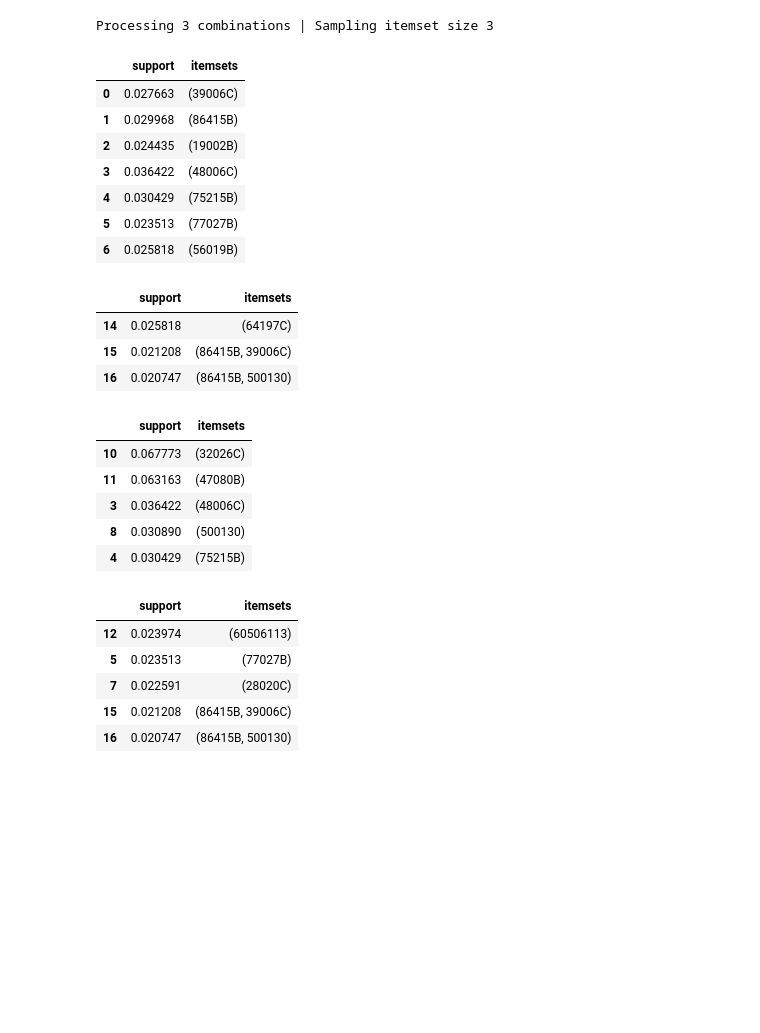
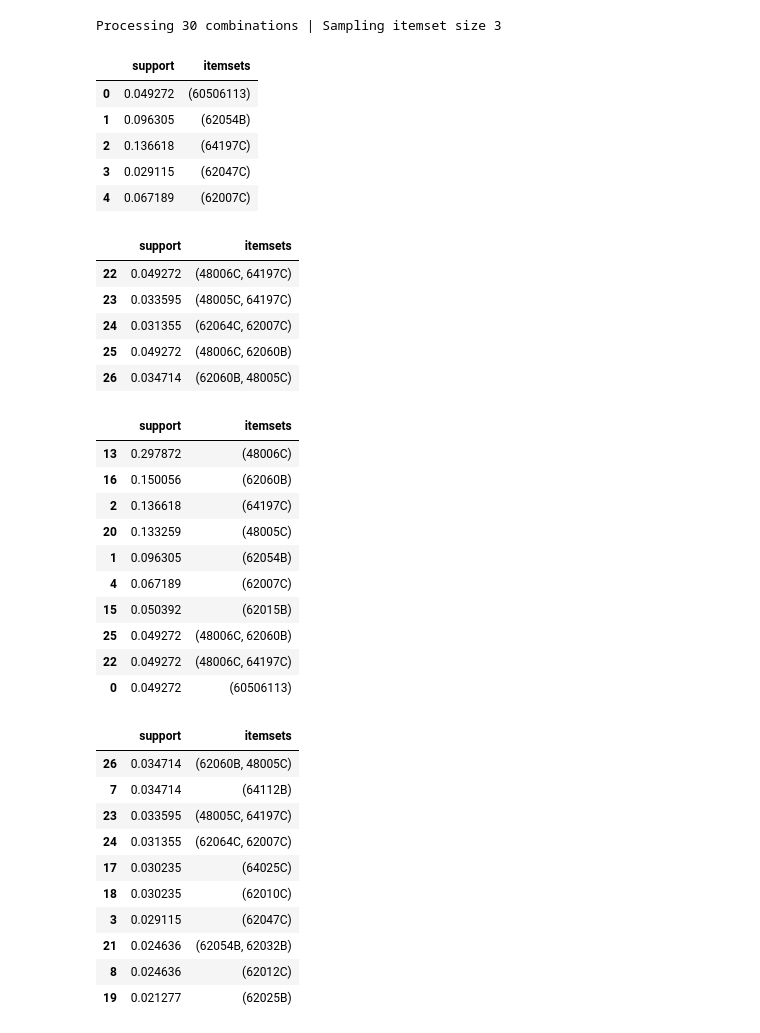
Before and after one commit to DengChiung/kmuh20231206, a Jupyter notebook: test_association_rules.ipynb, the cells around one changed output. Cells and saved outputs as stored; diff of their text form; code cells hidden in the pictures; blank space fills up the shorter version.

```diff
--- a/test_association_rules.ipynb
+++ b/test_association_rules.ipynb
@@ -8,10 +8,11 @@ import matplotlib.pyplot as plt
 # %%
 from mlxtend.preprocessing import TransactionEncoder
 # %%
-store_data = pd.read_csv('opopcode_list_dell.csv',encoding = 'big5-hkscs', dtype = str)
+#store_data = pd.read_csv('opopcode_list_dell.csv',encoding = 'big5-hkscs', dtype = str)
+store_data = pd.read_csv('opopcode_list_dell19.csv',encoding = 'big5-hkscs', dtype = str)
 store_data['opdept']=store_data['opdept'].str.zfill(4)
 #store_data = pd.read_excel('opopcode_list_dell.xls',dtype={'opdept':str})
-#store_data=store_data[store_data['opdept']=='0270']#
+store_data=store_data[store_data['opdept']=='0270']#
 store_data=store_data[['bopcode1','aopcode1','aopcode2','aopcode3','aopcode4']]
 #store_data=store_data[['aopcode1','aopcode2','aopcode3','aopcode4']]
 store_data.head()
@@ -59,38 +60,50 @@ display(ohe_df)
 # %%
 #Apriori - Reduce the data
-freq_items = apriori(ohe_df, min_support=0.02, use_colnames=True, verbose=1)
-display(freq_items.head(7))
-display(freq_items.tail(3))
+#最小支持度（min_support） 最小提昇度（min_lift）
+#(min support) 定為 60%，即在所有交易中，該產品最少佔 60%，才可符合 frequent itemset 的要求
+freq_items = apriori(ohe_df, min_support=0.02,use_colnames=True, verbose=1)
+display(freq_items.head(5))
+display(freq_items.tail(5))
 # %% [output]
-Processing 3 combinations | Sampling itemset size 3
+Processing 30 combinations | Sampling itemset size 3
 |  | support | itemsets |
-| 0 | 0.027663 | (39006C) |
-| 1 | 0.029968 | (86415B) |
-| 2 | 0.024435 | (19002B) |
-| 3 | 0.036422 | (48006C) |
-| 4 | 0.030429 | (75215B) |
-| 5 | 0.023513 | (77027B) |
-| 6 | 0.025818 | (56019B) |
+| 0 | 0.049272 | (60506113) |
+| 1 | 0.096305 | (62054B) |
+| 2 | 0.136618 | (64197C) |
+| 3 | 0.029115 | (62047C) |
+| 4 | 0.067189 | (62007C) |
 |  | support | itemsets |
-| 14 | 0.025818 | (64197C) |
-| 15 | 0.021208 | (86415B, 39006C) |
-| 16 | 0.020747 | (86415B, 500130) |
+| 22 | 0.049272 | (48006C, 64197C) |
+| 23 | 0.033595 | (48005C, 64197C) |
+| 24 | 0.031355 | (62064C, 62007C) |
+| 25 | 0.049272 | (48006C, 62060B) |
+| 26 | 0.034714 | (62060B, 48005C) |
 # %%
 #Max, Min values of Support
-display(freq_items.sort_values(by = 'support', ascending=False).head(5))
-display(freq_items.sort_values(by = 'support', ascending=False).tail(5))
+display(freq_items.sort_values(by = 'support', ascending=False).head(10))
+display(freq_items.sort_values(by = 'support', ascending=False).tail(10))
 # %% [output]
 |  | support | itemsets |
-| 10 | 0.067773 | (32026C) |
-| 11 | 0.063163 | (47080B) |
-| 3 | 0.036422 | (48006C) |
-| 8 | 0.030890 | (500130) |
-| 4 | 0.030429 | (75215B) |
+| 13 | 0.297872 | (48006C) |
+| 16 | 0.150056 | (62060B) |
+| 2 | 0.136618 | (64197C) |
+| 20 | 0.133259 | (48005C) |
+| 1 | 0.096305 | (62054B) |
+| 4 | 0.067189 | (62007C) |
+| 15 | 0.050392 | (62015B) |
+| 25 | 0.049272 | (48006C, 62060B) |
+| 22 | 0.049272 | (48006C, 64197C) |
+| 0 | 0.049272 | (60506113) |
 |  | support | itemsets |
-| 12 | 0.023974 | (60506113) |
-| 5 | 0.023513 | (77027B) |
-| 7 | 0.022591 | (28020C) |
-| 15 | 0.021208 | (86415B, 39006C) |
-| 16 | 0.020747 | (86415B, 500130) |
+| 26 | 0.034714 | (62060B, 48005C) |
+| 7 | 0.034714 | (64112B) |
+| 23 | 0.033595 | (48005C, 64197C) |
+| 24 | 0.031355 | (62064C, 62007C) |
+| 17 | 0.030235 | (64025C) |
+| 18 | 0.030235 | (62010C) |
+| 3 | 0.029115 | (62047C) |
+| 21 | 0.024636 | (62054B, 62032B) |
+| 8 | 0.024636 | (62012C) |
+| 19 | 0.021277 | (62025B) |
 # %%
 #Association Rules
```
Also changed, not shown: parts of 8 cells of this notebook.
